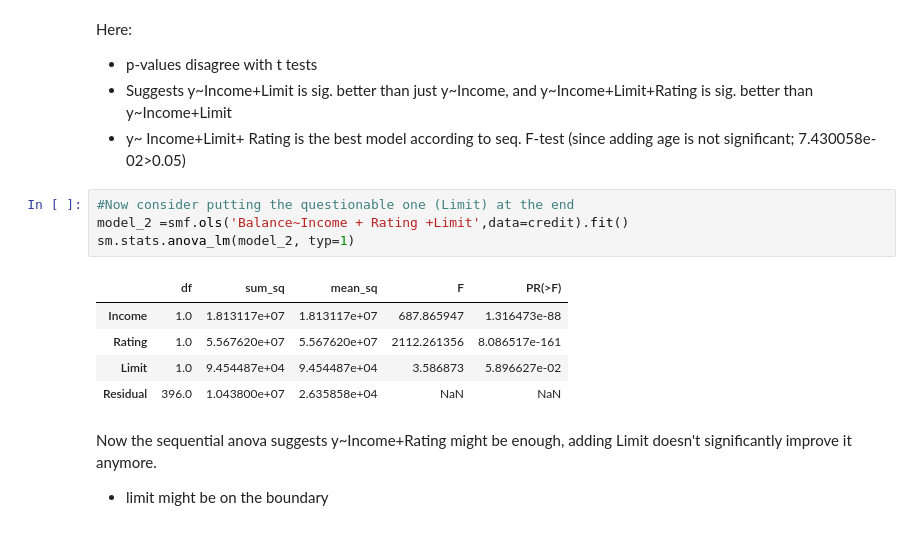
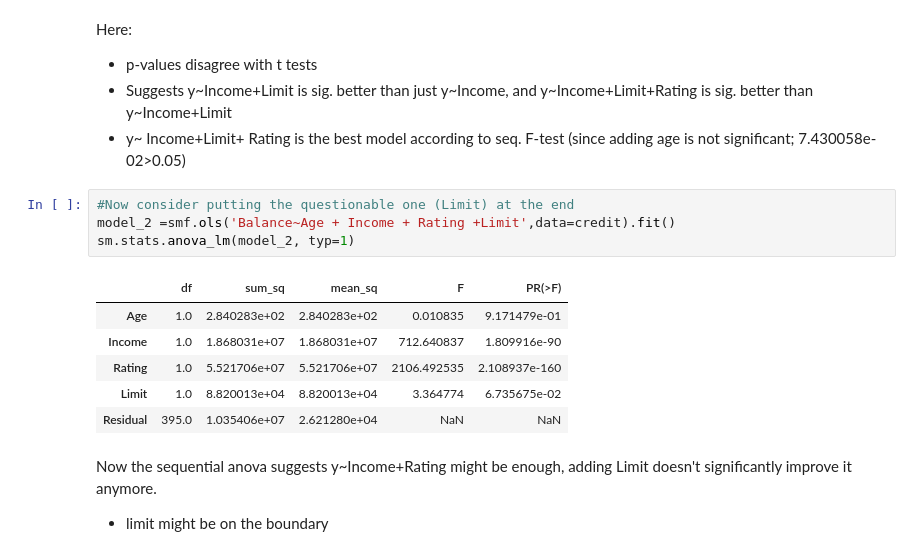
Before and after one commit to Branflakes333/linear_regression, a Jupyter notebook: Code/MLR_model fitting and testing.ipynb, the cells around one changed output. Drawn from its saved outputs; the diff is of its cells as text.

```diff
--- a/Code/MLR_model fitting and testing.ipynb
+++ b/Code/MLR_model fitting and testing.ipynb
@@ -341,14 +344,15 @@ Here:
 - y~ Income+Limit+ Rating is the best model according to seq. F-test (since adding age is not significant; 7.430058e-02>0.05)
 # %%
 #Now consider putting the questionable one (Limit) at the end
-model_2 =smf.ols('Balance~Income + Rating +Limit',data=credit).fit()
+model_2 =smf.ols('Balance~Age + Income + Rating +Limit',data=credit).fit()
 sm.stats.anova_lm(model_2, typ=1)
 # %% [output]
 |  | df | sum_sq | mean_sq | F | PR(>F) |
-| Income | 1.0 | 1.813117e+07 | 1.813117e+07 | 687.865947 | 1.316473e-88 |
-| Rating | 1.0 | 5.567620e+07 | 5.567620e+07 | 2112.261356 | 8.086517e-161 |
-| Limit | 1.0 | 9.454487e+04 | 9.454487e+04 | 3.586873 | 5.896627e-02 |
-| Residual | 396.0 | 1.043800e+07 | 2.635858e+04 | NaN | NaN |
+| Age | 1.0 | 2.840283e+02 | 2.840283e+02 | 0.010835 | 9.171479e-01 |
+| Income | 1.0 | 1.868031e+07 | 1.868031e+07 | 712.640837 | 1.809916e-90 |
+| Rating | 1.0 | 5.521706e+07 | 5.521706e+07 | 2106.492535 | 2.108937e-160 |
+| Limit | 1.0 | 8.820013e+04 | 8.820013e+04 | 3.364774 | 6.735675e-02 |
+| Residual | 395.0 | 1.035406e+07 | 2.621280e+04 | NaN | NaN |
 # %% [markdown]
 Now the sequential anova suggests y~Income+Rating might be enough, adding Limit doesn't significantly improve it anymore.
 
```
Also changed, not shown: parts of 6 cells of this notebook, 4 other files.
